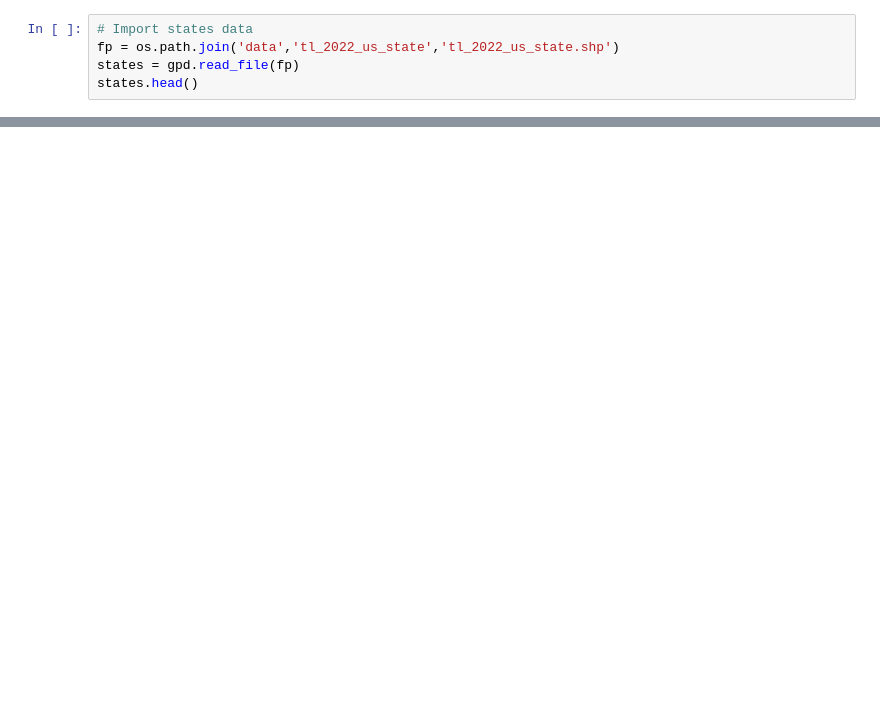
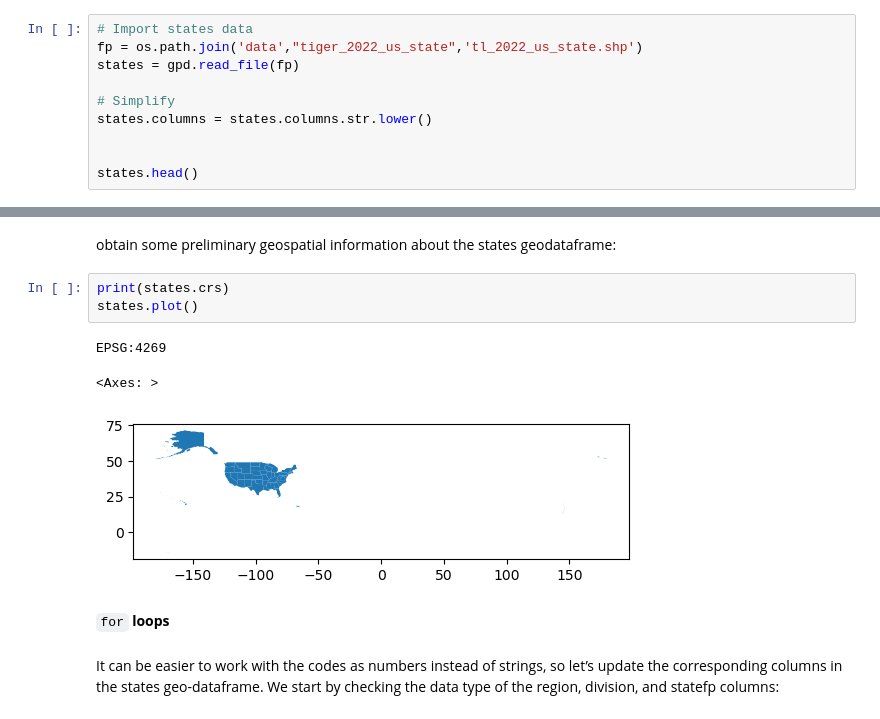
Before and after one commit to mmorenorolon/eds220-2025-in-class, a Jupyter notebook: week5-code-streamlining.ipynb, the cells around one changed output, grey strips where cells are left out. Saved outputs shown, nothing was run; the diff lists cells and outputs as text; blank space fills up the shorter version.

```diff
--- a/week5-code-streamlining.ipynb
+++ b/week5-code-streamlining.ipynb
@@ -15,6 +31,11 @@ NameError: name 'pd' is not defined
 # %%
 # Import states data
-fp = os.path.join('data','tl_2022_us_state','tl_2022_us_state.shp')
+fp = os.path.join('data',"tiger_2022_us_state",'tl_2022_us_state.shp')
 states = gpd.read_file(fp)
+
+# Simplify
+states.columns = states.columns.str.lower()
+
+
 states.head()
 # %% [output]
@@ -21,0 +113,13 @@ NameError: name 'os' is not defined
+# %% [markdown]
+obtain some preliminary geospatial information about the states geodataframe:
+# %%
+print(states.crs)
+states.plot()
+# %% [output]
+EPSG:4269
+<Axes: >
+[figure, added]
+# %% [markdown]
+`for` **loops**
+# %% [markdown]
+It can be easier to work with the codes as numbers instead of strings, so let’s update the corresponding columns in the states geo-dataframe. We start by checking the data type of the region, division, and statefp columns:
```
Also changed, not shown: parts of 23 cells of this notebook.
